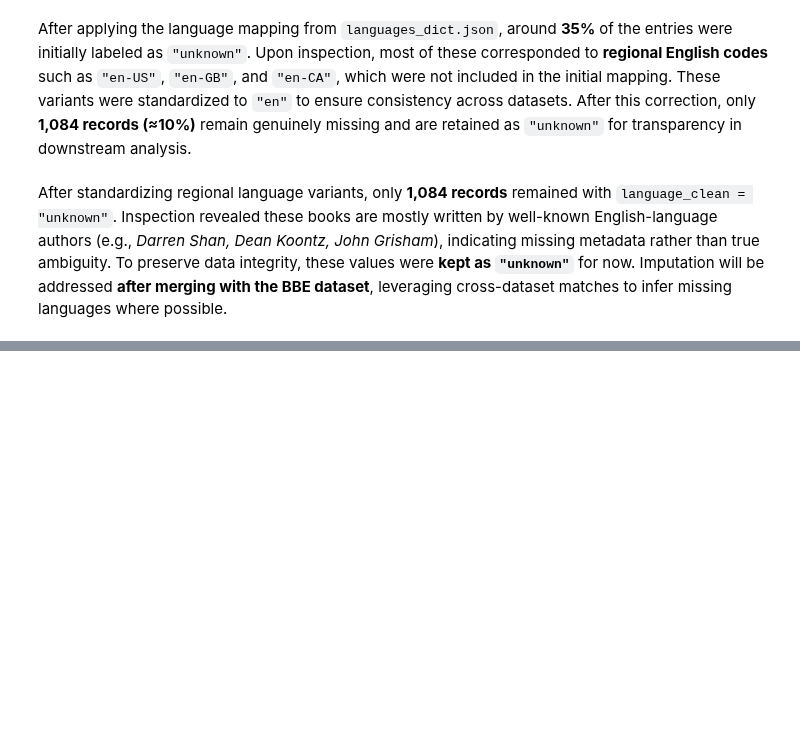
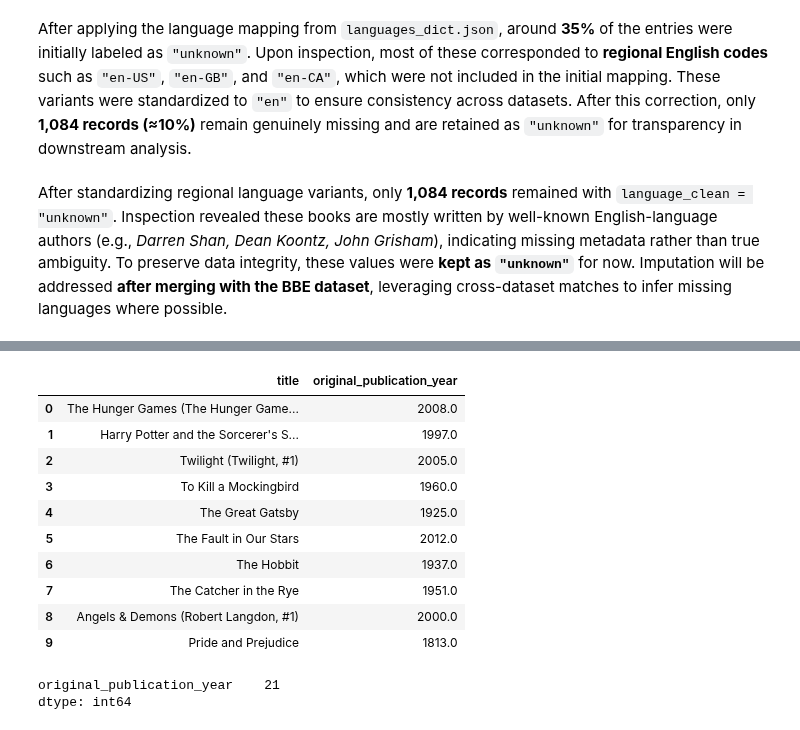
Before and after one commit to larevolucia/bookwise-analytics, a Jupyter notebook: notebooks/02_Data_Cleaning.ipynb, the cells around one changed output, grey strips where cells are left out. Drawn from its saved outputs; the diff is of its cells as text; code cells hidden in the pictures; blank space fills up the shorter version.

```diff
--- a/notebooks/02_Data_Cleaning.ipynb
+++ b/notebooks/02_Data_Cleaning.ipynb
@@ -2086,0 +2093,19 @@ drop_gb_cols.append('language_code')
+# %%
+books_clean[['title','original_publication_year']].head(10)
+# %% [output]
+|  | title | original_publication_year |
+| 0 | The Hunger Games (The Hunger Game... | 2008.0 |
+| 1 | Harry Potter and the Sorcerer's S... | 1997.0 |
+| 2 | Twilight (Twilight, #1) | 2005.0 |
+| 3 | To Kill a Mockingbird | 1960.0 |
+| 4 | The Great Gatsby | 1925.0 |
+| 5 | The Fault in Our Stars | 2012.0 |
+| 6 | The Hobbit | 1937.0 |
+| 7 | The Catcher in the Rye | 1951.0 |
+| 8 | Angels & Demons (Robert Langdon, #1) | 2000.0 |
+| 9 | Pride and Prejudice | 1813.0 |
+# %%
+books_clean[['original_publication_year']].isna().sum()
+# %% [output]
+original_publication_year    21
+dtype: int64
```
Also changed, not shown: parts of 7 cells of this notebook.
